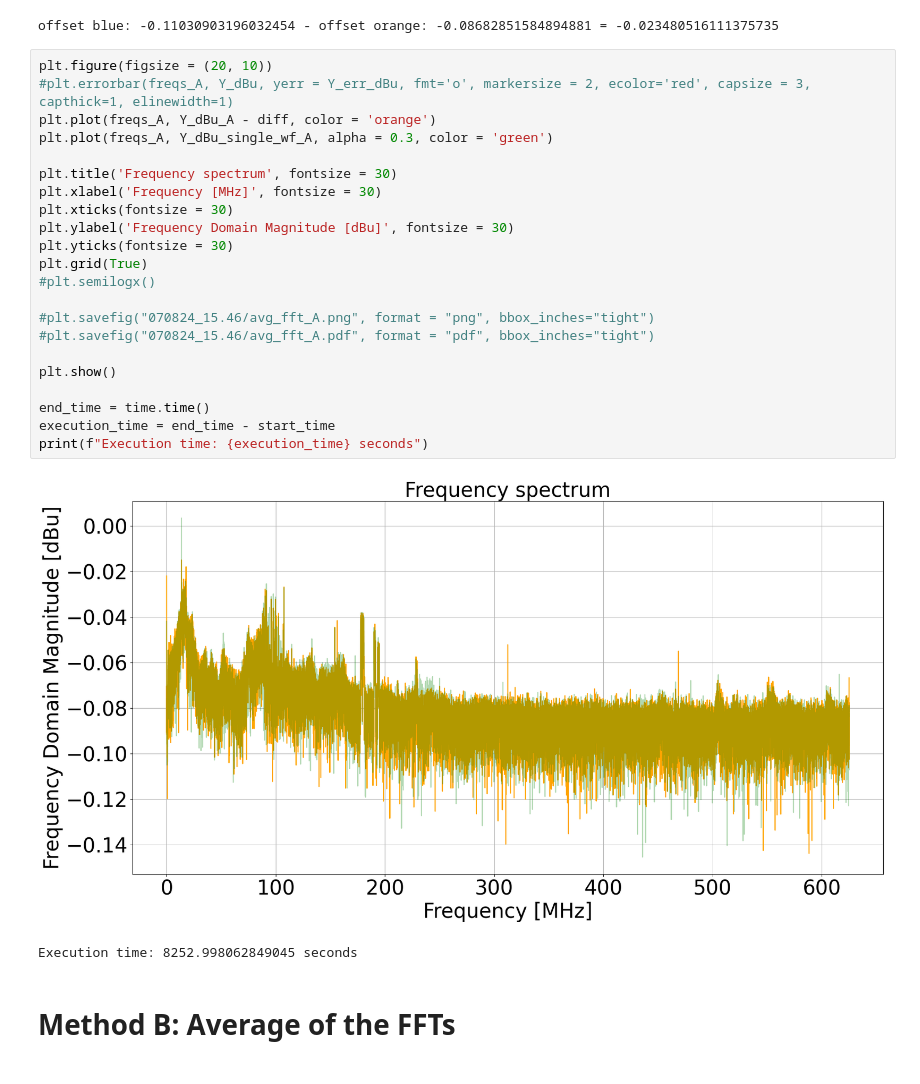
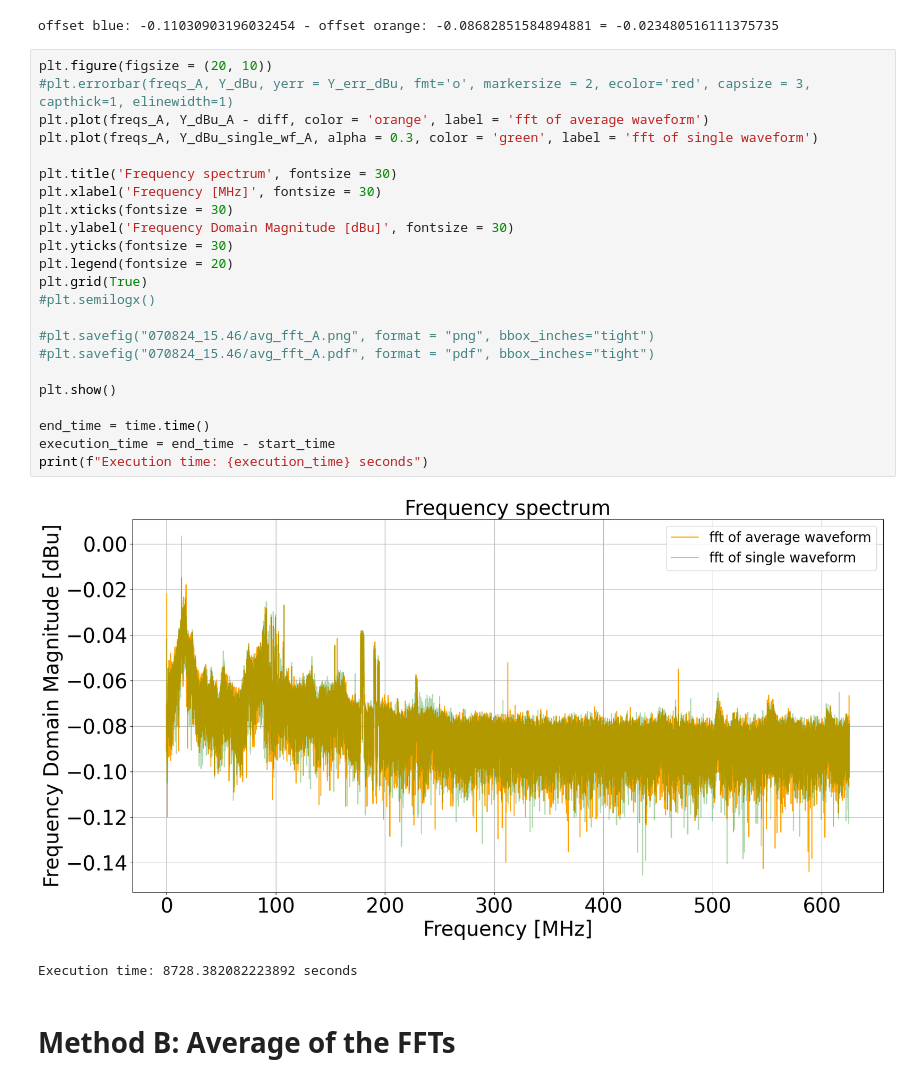
Before and after one commit to giiulia/SummerSchoolProject, a Jupyter notebook: Analysis/avg_wf_VS_avg_fft - Noerrors.ipynb, the cells around one changed output. Saved outputs shown, nothing was run; the diff lists cells and outputs as text.

Commit message:
changed labels

```diff
--- a/Analysis/avg_wf_VS_avg_fft - Noerrors.ipynb
+++ b/Analysis/avg_wf_VS_avg_fft - Noerrors.ipynb
@@ -137,28 +137,29 @@ offset blue: -0.11030903196032454 - offset orange: -0.08682851584894881 = -0.023
 # %%
 plt.figure(figsize = (20, 10))
 #plt.errorbar(freqs_A, Y_dBu, yerr = Y_err_dBu, fmt='o', markersize = 2, ecolor='red', capsize = 3, capthick=1, elinewidth=1)
-plt.plot(freqs_A, Y_dBu_A - diff, color = 'orange')
-plt.plot(freqs_A, Y_dBu_single_wf_A, alpha = 0.3, color = 'green')
+plt.plot(freqs_A, Y_dBu_A - diff, color = 'orange', label = 'fft of average waveform')
+plt.plot(freqs_A, Y_dBu_single_wf_A, alpha = 0.3, color = 'green', label = 'fft of single waveform')
 
 plt.title('Frequency spectrum', fontsize = 30)
 plt.xlabel('Frequency [MHz]', fontsize = 30)
 plt.xticks(fontsize = 30)
 plt.ylabel('Frequency Domain Magnitude [dBu]', fontsize = 30)
 plt.yticks(fontsize = 30)
+plt.legend(fontsize = 20)
 plt.grid(True)
 #plt.semilogx()
 
 #plt.savefig("070824_15.46/avg_fft_A.png", format = "png", bbox_inches="tight")
 #plt.savefig("070824_15.46/avg_fft_A.pdf", format = "pdf", bbox_inches="tight")
 
 plt.show()
 
 end_time = time.time()
 execution_time = end_time - start_time
 print(f"Execution time: {execution_time} seconds")
 # %% [output]
-[figure, old version]
+[figure, new version]
-Execution time: 8252.998062849045 seconds
+Execution time: 8728.382082223892 seconds
 # %% [markdown]
 # Method B: Average of the FFTs
 # %%
```
Also changed, not shown: parts of 2 cells of this notebook, 6 other files.
